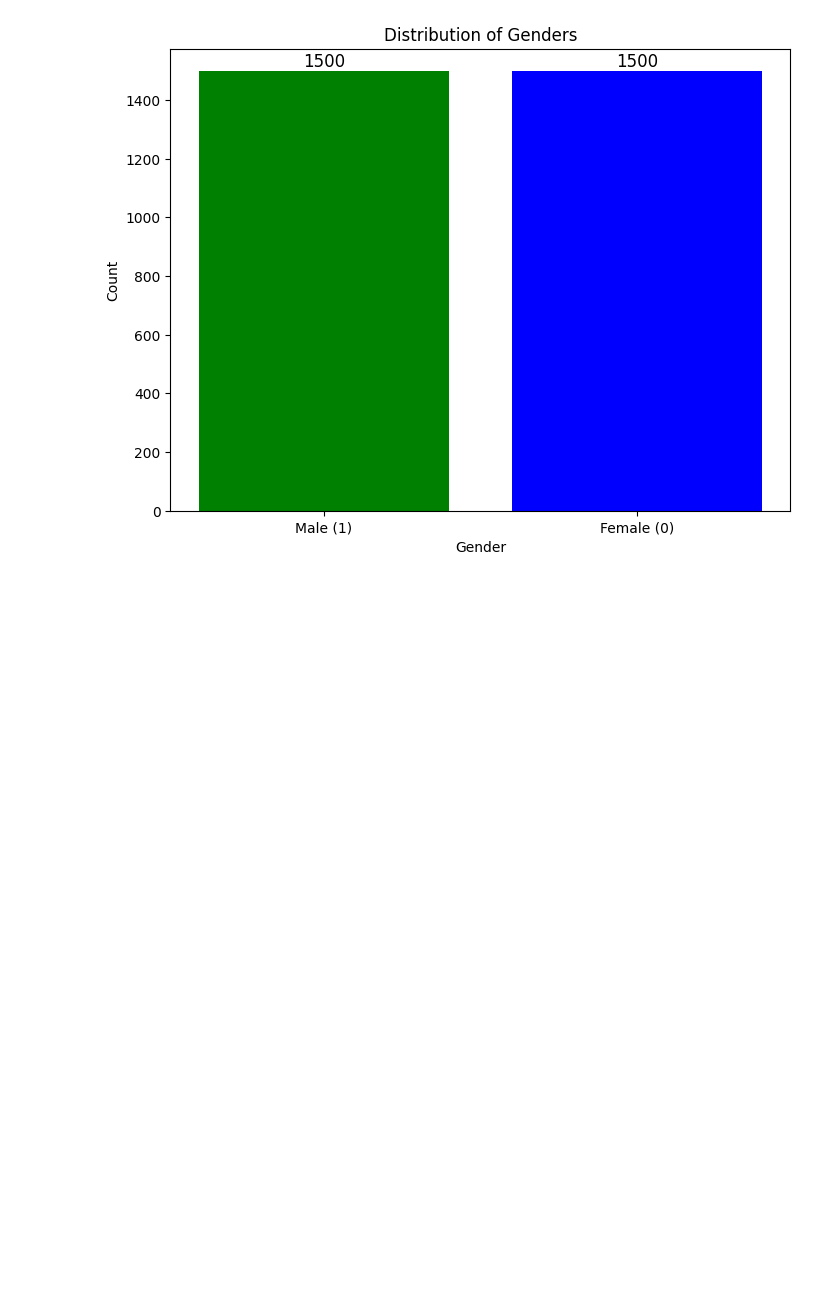
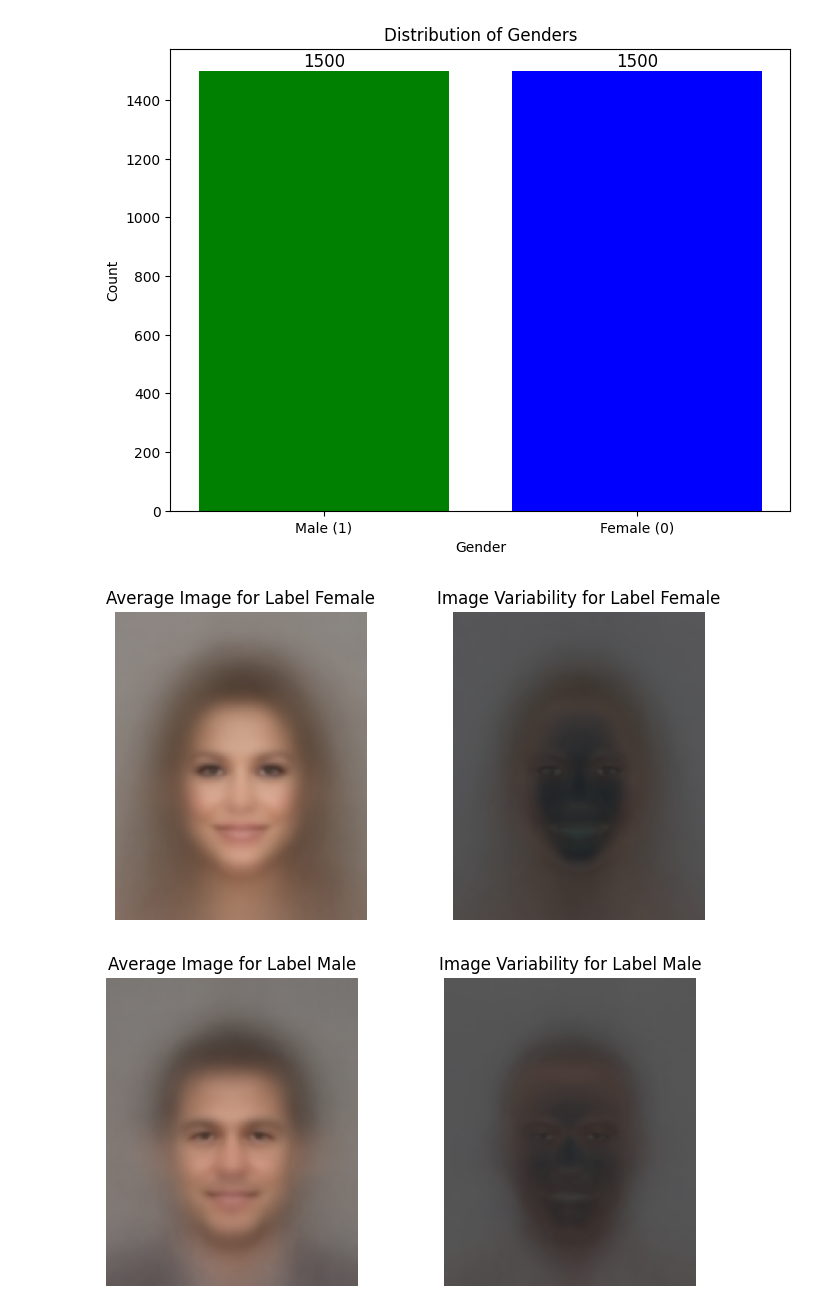
Before and after one commit to linx02/genderpredictor, a Jupyter notebook: DataUnderstanding.ipynb, the cells around one changed output. Cells and saved outputs as stored; diff of their text form; code cells hidden in the pictures; blank space fills up the shorter version.

Commit message:
Analyze avg and std image

```diff
--- a/DataUnderstanding.ipynb
+++ b/DataUnderstanding.ipynb
@@ -99,3 +99,52 @@ for bar in bars:
 plt.show()
 # %% [output]
 [figure]
+# %%
+# Average image and image variability
+
+X = [plt.imread(file) for file in df['file']]
+X = np.array(X)
+y = df['gender'].values
+
+unique_labels = np.unique(y)
+
+avg_images = {}
+std_images = {}
+
+# Calculate average and std images for each label
+for label in unique_labels:
+    # Filter images for the current label
+    label_images = X[y == label]
+
+    # Calculate average image and standard deviation image
+    avg_img = np.mean(label_images, axis=0)
+    std_img = np.std(label_images, axis=0)
+
+    # Normalize pixels
+    avg_img /= 255.0
+    std_img /= 255.0
+
+    # Store results in dictionaries
+    avg_images[label] = avg_img
+    std_images[label] = std_img
+
+# Display average and std images for each label
+for label in unique_labels:
+    plt.figure(figsize=(8, 4))
+
+    # Average Image
+    plt.subplot(1, 2, 1)
+    plt.title(f"Average Image for Label {'Male' if label == 1 else 'Female'}")
+    plt.imshow(avg_images[label], cmap='gray')
+    plt.axis('off')
+
+    # Image Variability (Standard Deviation) Image
+    plt.subplot(1, 2, 2)
+    plt.title(f"Image Variability for Label {'Male' if label == 1 else 'Female'}")
+    plt.imshow(std_images[label], cmap='gray')
+    plt.axis('off')
+
+    plt.show()
+# %% [output]
+[figure, added]
+[figure, added]
```
